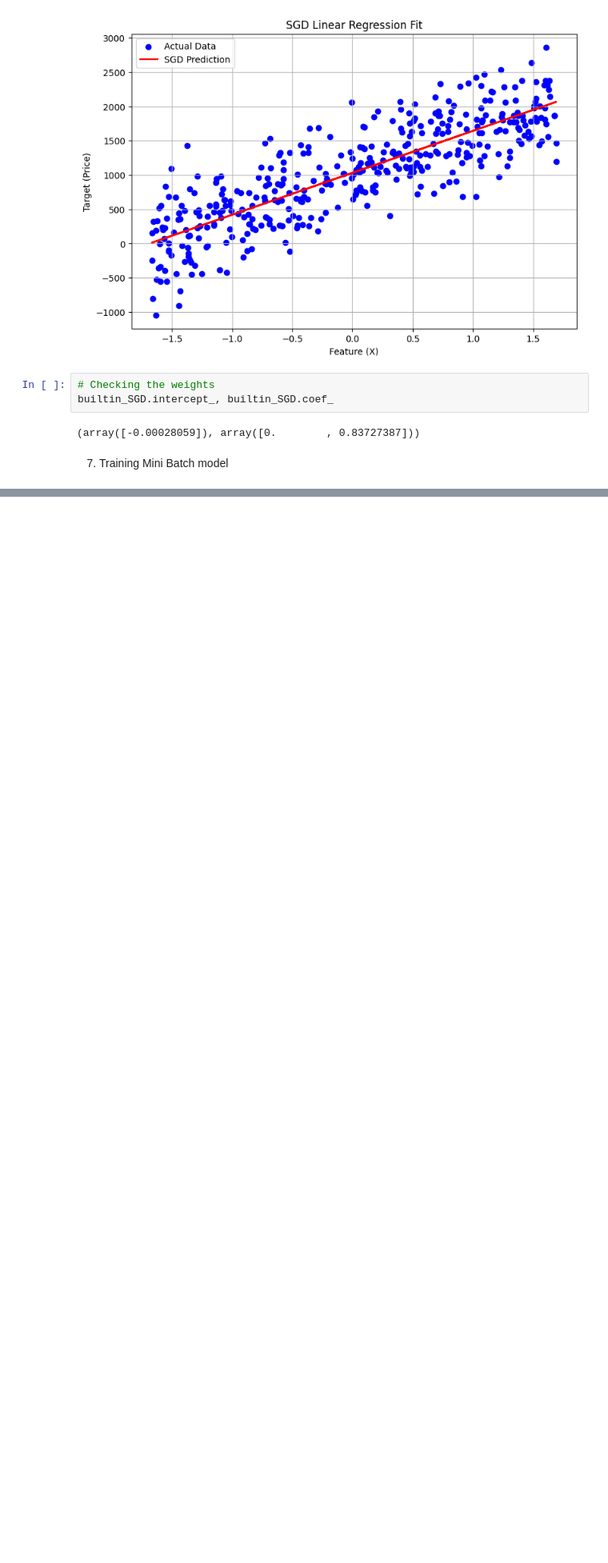
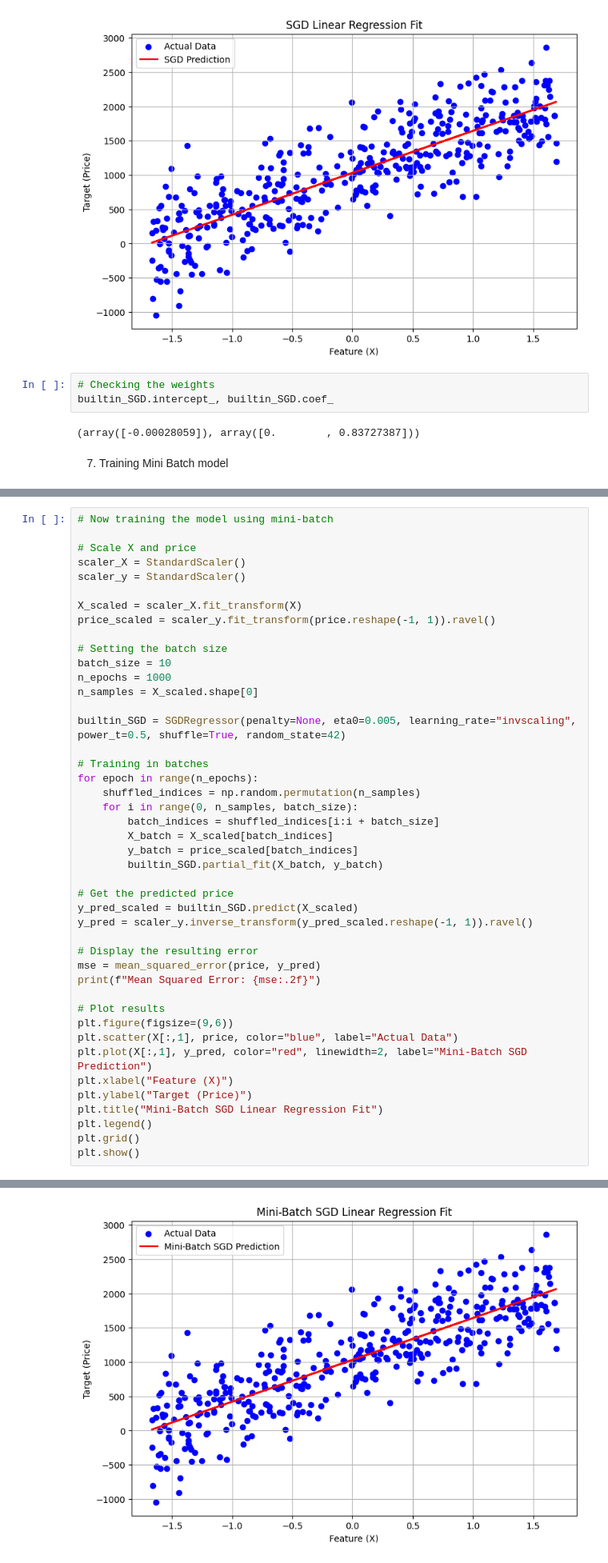
Before and after one commit to Wania-n/ML_A-02_Price-Prediction, a Jupyter notebook: 22i-2369_ML_A2.ipynb, the cells around one changed output, grey strips where cells are left out. Shown: that part at 80% size. Cells and saved outputs as stored; diff of their text form; blank space fills up the shorter version.

```diff
--- a/22i-2369_ML_A2.ipynb
+++ b/22i-2369_ML_A2.ipynb
@@ -255,0 +254,45 @@ builtin_SGD.intercept_, builtin_SGD.coef_
+# %%
+# Now training the model using mini-batch
+
+# Scale X and price
+scaler_X = StandardScaler()
+scaler_y = StandardScaler()
+
+X_scaled = scaler_X.fit_transform(X)
+price_scaled = scaler_y.fit_transform(price.reshape(-1, 1)).ravel()
+
+# Setting the batch size
+batch_size = 10
+n_epochs = 1000
+n_samples = X_scaled.shape[0]
+
+builtin_SGD = SGDRegressor(penalty=None, eta0=0.005, learning_rate="invscaling", power_t=0.5, shuffle=True, random_state=42)
+
+# Training in batches
+for epoch in range(n_epochs):
+    shuffled_indices = np.random.permutation(n_samples)
+    for i in range(0, n_samples, batch_size):
+        batch_indices = shuffled_indices[i:i + batch_size]
+        X_batch = X_scaled[batch_indices]
+        y_batch = price_scaled[batch_indices]
+        builtin_SGD.partial_fit(X_batch, y_batch)
+
+# Get the predicted price
+y_pred_scaled = builtin_SGD.predict(X_scaled)
+y_pred = scaler_y.inverse_transform(y_pred_scaled.reshape(-1, 1)).ravel()
+
+# Display the resulting error
+mse = mean_squared_error(price, y_pred)
+print(f"Mean Squared Error: {mse:.2f}")
+
+# Plot results
+plt.figure(figsize=(9,6))
+plt.scatter(X[:,1], price, color="blue", label="Actual Data")
+plt.plot(X[:,1], y_pred, color="red", linewidth=2, label="Mini-Batch SGD Prediction")
+plt.xlabel("Feature (X)")
+plt.ylabel("Target (Price)")
+plt.title("Mini-Batch SGD Linear Regression Fit")
+plt.legend()
+plt.grid()
+plt.show()
+# %% [output]
@@ -255,0 +300 @@ builtin_SGD.intercept_, builtin_SGD.coef_
+[figure, added]
```
Also changed, not shown: parts of 5 cells of this notebook.
